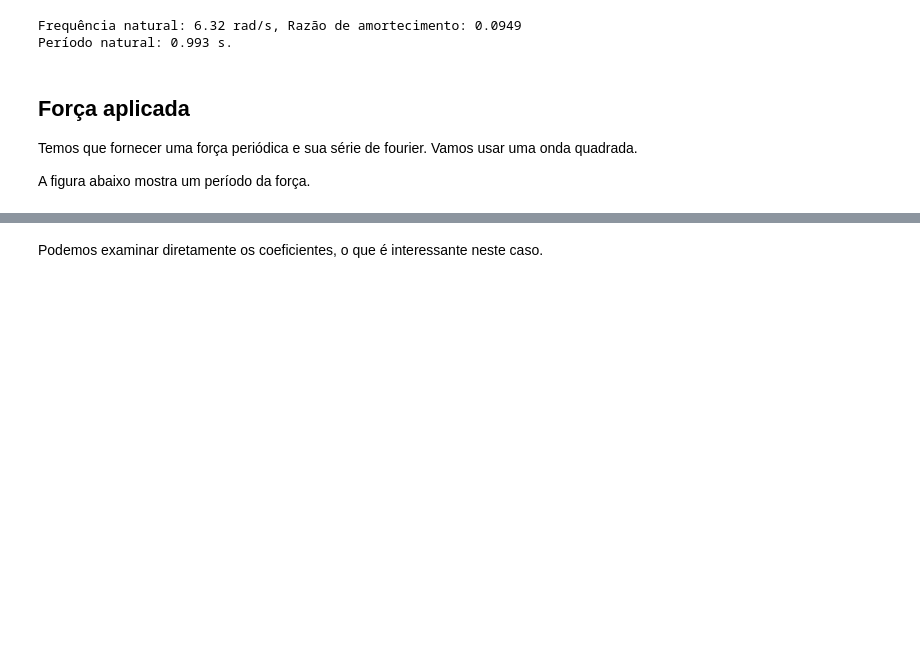
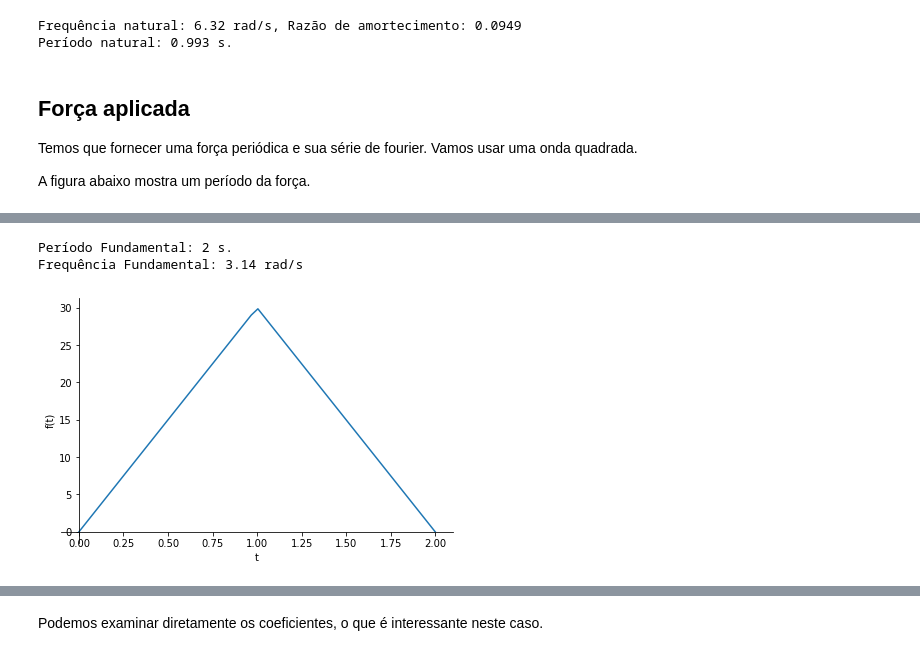
Before and after one commit to r-b-w/Notebooks-Vibracoes, a Jupyter notebook: Notebooks/RespostaViaFourierModificado.ipynb, the cells around one changed output, grey strips where cells are left out. Saved outputs shown, nothing was run; the diff lists cells and outputs as text; code cells hidden in the pictures; blank space fills up the shorter version.

```diff
--- a/Notebooks/RespostaViaFourierModificado.ipynb
+++ b/Notebooks/RespostaViaFourierModificado.ipynb
@@ -70,0 +74,14 @@ Frequência Fundamental: 3.14 rad/s
+# %%
+tau = 2
+mag = 30
+w0 = 2*np.pi/tau
+nterm = 7             # for the numerical computation down below
+
+saw_tooth = sp.Piecewise((mag*t, t<tau/2), (-mag*(t-tau), t>tau/2), (0, True))
+print(f"Período Fundamental: {tau:.3g} s.")
+print(f"Frequência Fundamental: {w0:.3g} rad/s")
+p = sp.plot(saw_tooth, (t, 0, tau))
+# %% [output]
+Período Fundamental: 2 s.
+Frequência Fundamental: 3.14 rad/s
+[figure, added]
```
Also changed, not shown: parts of 38 cells of this notebook.
